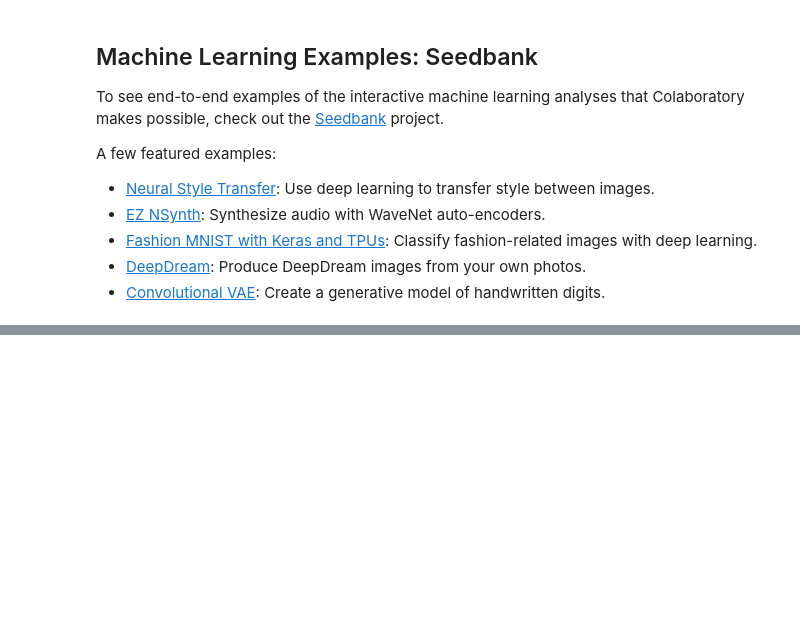
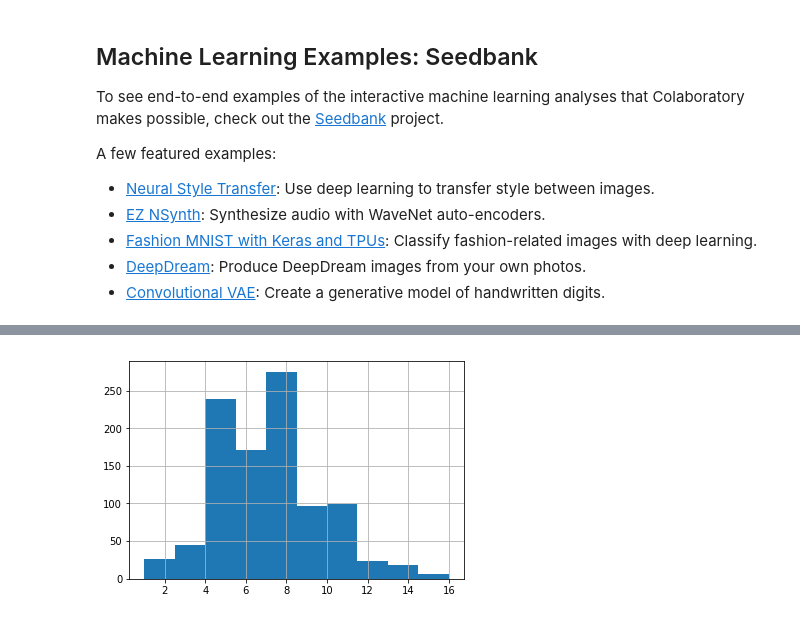
Before and after one commit to Toshi2013/HelloGit, a Jupyter notebook: Welcome_To_Colaboratory.ipynb, the cells around one changed output, grey strips where cells are left out. Saved outputs shown, nothing was run; the diff lists cells and outputs as text; code cells hidden in the pictures; blank space fills up the shorter version.

```diff
--- a/Welcome_To_Colaboratory.ipynb
+++ b/Welcome_To_Colaboratory.ipynb
@@ -158,0 +129,6 @@ A few featured examples:
+# %%
+y = np.random.poisson(7,1000)
+plt.hist(y)
+plt.grid(True)
+# %% [output]
+[figure, added]
```
Also changed, not shown: parts of 6 cells of this notebook.
